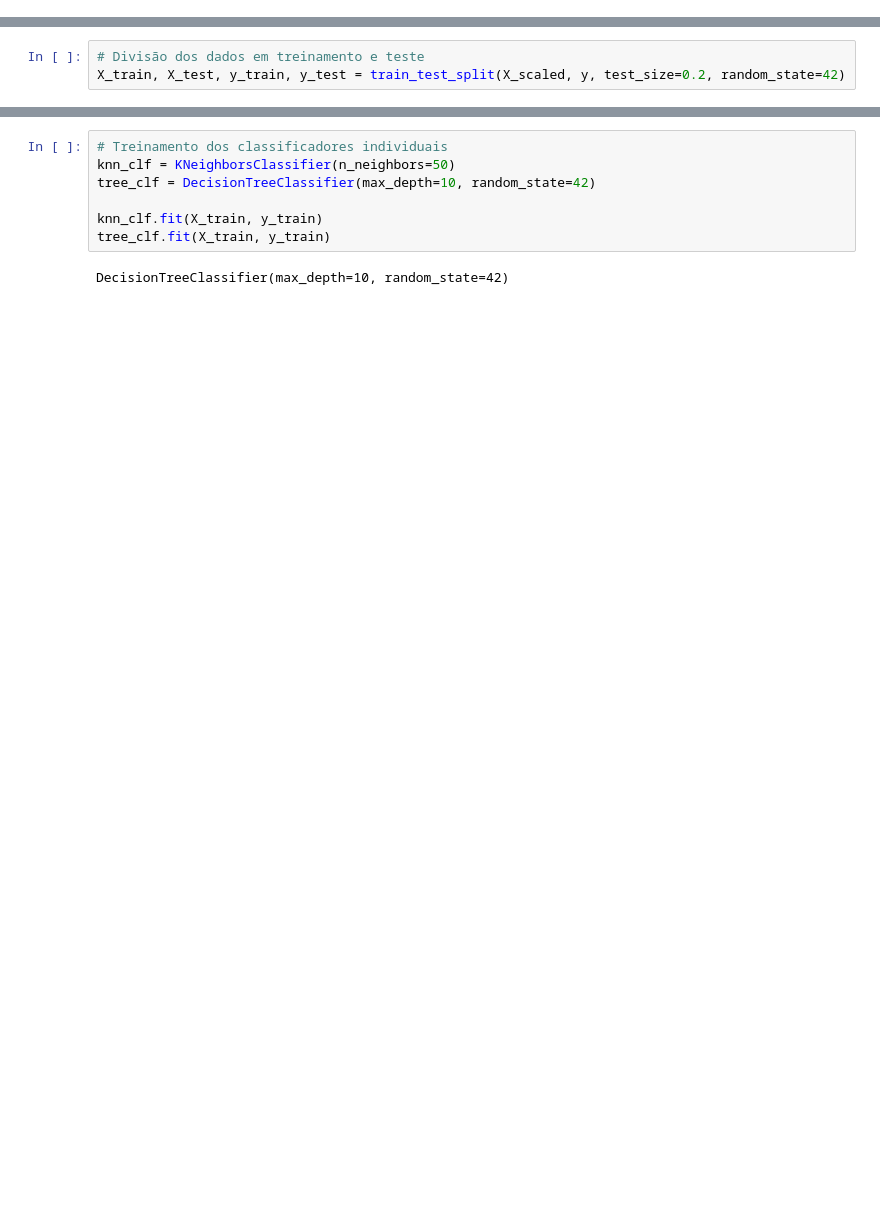
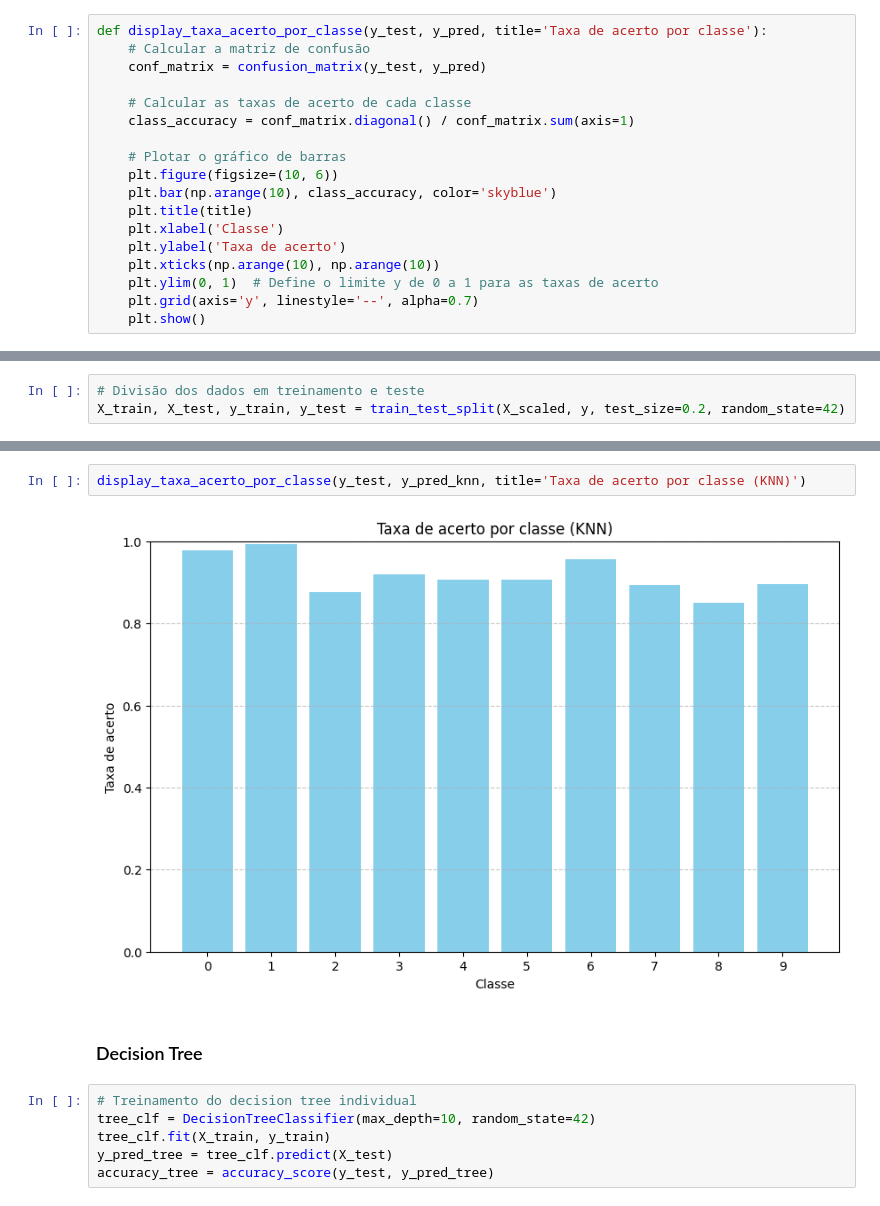
Before and after one commit to lucasmsouza24/artificial-inteligence, a Jupyter notebook: machine-learning/openlab/08/main.ipynb, the cells around one changed output, grey strips where cells are left out. Saved outputs shown, nothing was run; the diff lists cells and outputs as text; blank space fills up the shorter version.

```diff
--- a/machine-learning/openlab/08/main.ipynb
+++ b/machine-learning/openlab/08/main.ipynb
@@ -24,0 +21,18 @@ from sklearn.ensemble import RandomForestClassifier
+# %%
+def display_taxa_acerto_por_classe(y_test, y_pred, title='Taxa de acerto por classe'):
+    # Calcular a matriz de confusão
+    conf_matrix = confusion_matrix(y_test, y_pred)
+
+    # Calcular as taxas de acerto de cada classe
+    class_accuracy = conf_matrix.diagonal() / conf_matrix.sum(axis=1)
+
+    # Plotar o gráfico de barras
+    plt.figure(figsize=(10, 6))
+    plt.bar(np.arange(10), class_accuracy, color='skyblue')
+    plt.title(title)
+    plt.xlabel('Classe')
+    plt.ylabel('Taxa de acerto')
+    plt.xticks(np.arange(10), np.arange(10))
+    plt.ylim(0, 1)  # Define o limite y de 0 a 1 para as taxas de acerto
+    plt.grid(axis='y', linestyle='--', alpha=0.7)
+    plt.show()
@@ -36,9 +95,12 @@ X_train, X_test, y_train, y_test = train_test_split(X_scaled, y, test_size=0.2,
+# %%
+display_taxa_acerto_por_classe(y_test, y_pred_knn, title='Taxa de acerto por classe (KNN)')
+# %% [output]
+[figure, added]
+# %% [markdown]
+### Decision Tree
 # %%
-# Treinamento dos classificadores individuais
-knn_clf = KNeighborsClassifier(n_neighbors=50)
+# Treinamento do decision tree individual
 tree_clf = DecisionTreeClassifier(max_depth=10, random_state=42)
-
-knn_clf.fit(X_train, y_train)
 tree_clf.fit(X_train, y_train)
+y_pred_tree = tree_clf.predict(X_test)
+accuracy_tree = accuracy_score(y_test, y_pred_tree)
-# %% [output]
-DecisionTreeClassifier(max_depth=10, random_state=42)
```
Also changed, not shown: parts of 26 cells of this notebook.
